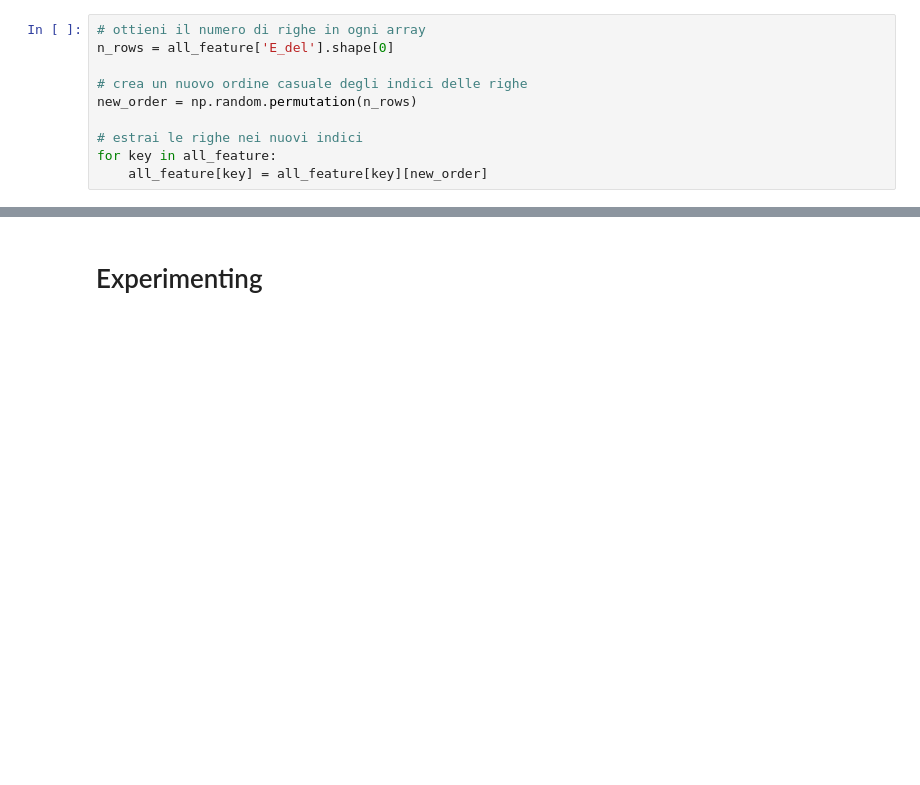
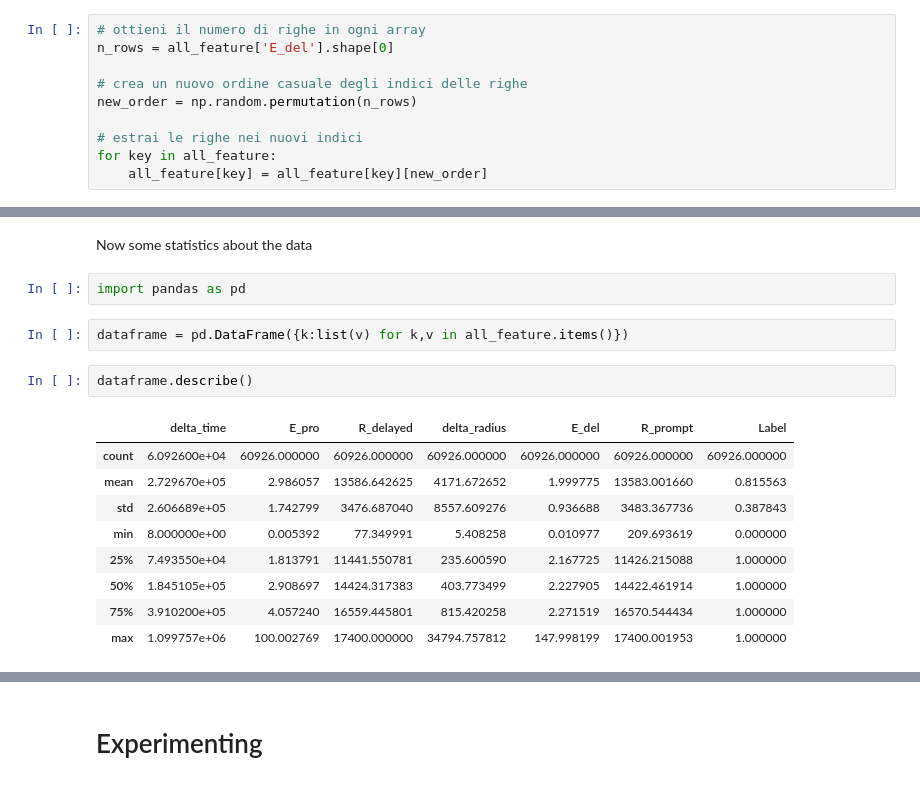
Before and after one commit to Fabiocufino/Thesis, a Jupyter notebook: Analysis/FeaturesCreation/train_dataset_creation.ipynb, the cells around one changed output, grey strips where cells are left out. Drawn from its saved outputs; the diff is of its cells as text; blank space fills up the shorter version.

```diff
--- a/Analysis/FeaturesCreation/train_dataset_creation.ipynb
+++ b/Analysis/FeaturesCreation/train_dataset_creation.ipynb
@@ -348,0 +348,18 @@ print(all_feature['Label'].sum())
+# %% [markdown]
+Now some statistics about the data
+# %%
+import pandas as pd
+# %%
+dataframe = pd.DataFrame({k:list(v) for k,v in all_feature.items()})
+# %%
+dataframe.describe()
+# %% [output]
+|  | delta_time | E_pro | R_delayed | delta_radius | E_del | R_prompt | Label |
+| count | 6.092600e+04 | 60926.000000 | 60926.000000 | 60926.000000 | 60926.000000 | 60926.000000 | 60926.000000 |
+| mean | 2.729670e+05 | 2.986057 | 13586.642625 | 4171.672652 | 1.999775 | 13583.001660 | 0.815563 |
+| std | 2.606689e+05 | 1.742799 | 3476.687040 | 8557.609276 | 0.936688 | 3483.367736 | 0.387843 |
+| min | 8.000000e+00 | 0.005392 | 77.349991 | 5.408258 | 0.010977 | 209.693619 | 0.000000 |
+| 25% | 7.493550e+04 | 1.813791 | 11441.550781 | 235.600590 | 2.167725 | 11426.215088 | 1.000000 |
+| 50% | 1.845105e+05 | 2.908697 | 14424.317383 | 403.773499 | 2.227905 | 14422.461914 | 1.000000 |
+| 75% | 3.910200e+05 | 4.057240 | 16559.445801 | 815.420258 | 2.271519 | 16570.544434 | 1.000000 |
+| max | 1.099757e+06 | 100.002769 | 17400.000000 | 34794.757812 | 147.998199 | 17400.001953 | 1.000000 |
```
Also changed, not shown: parts of 20 cells of this notebook, 11 other files.
